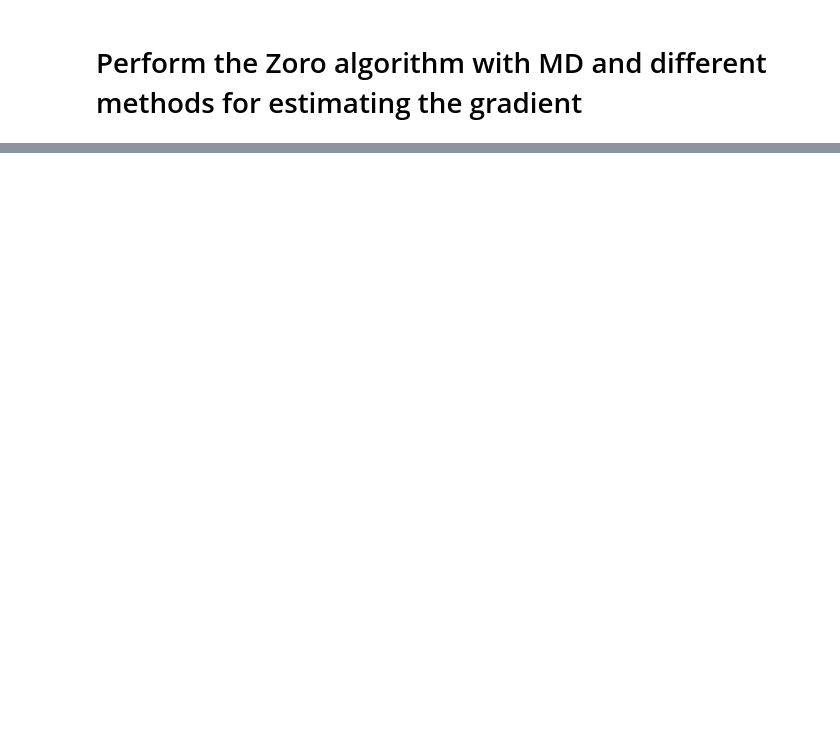
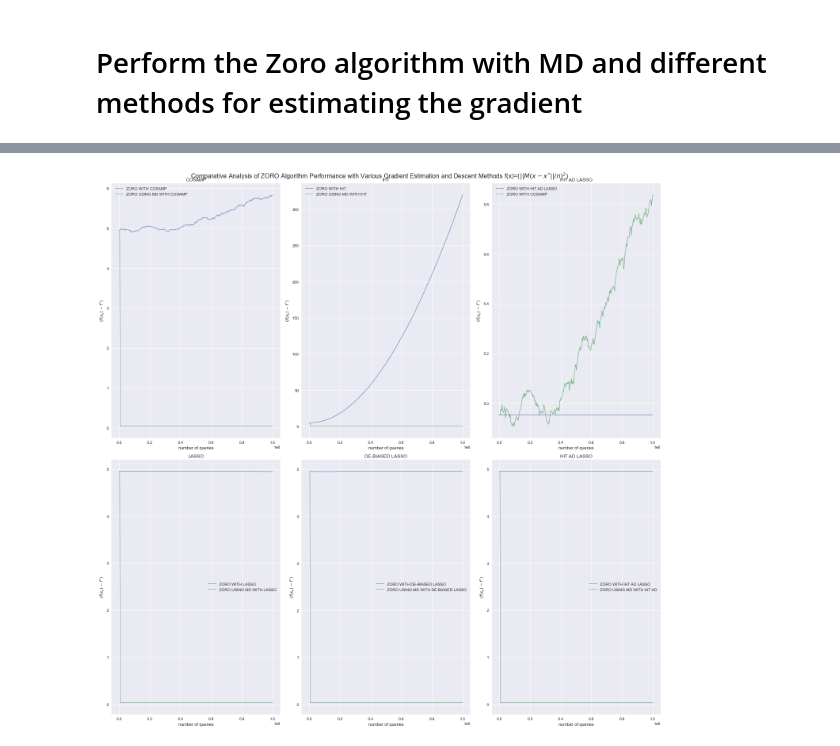
Before and after one commit to ilyeshammouda/Stage_2A_ENSAE, a Jupyter notebook: notebook/ZORO.ipynb, the cells around one changed output, grey strips where cells are left out. Drawn from its saved outputs; the diff is of its cells as text; code cells hidden in the pictures; blank space fills up the shorter version.

```diff
--- a/notebook/ZORO.ipynb
+++ b/notebook/ZORO.ipynb
@@ -109,48 +292,70 @@ performance_log_ZORO_DLasso_MD,cost_DLasso_MD=opt_DLasso_MD.Zoro_MD()
+# %%
+# Transforming the lists to arrays
+performance_log_ZORO_Co_MD = np.array(performance_log_ZORO_Co_MD)
+performance_log_ZORO_Co=np.array(performance_log_ZORO_Co)
+performance_log_ZORO_IHT = np.array(performance_log_ZORO_IHT)
+performance_log_ZORO_IHT_MD = np.array(performance_log_ZORO_IHT_MD)
+performance_log_ZORO_Lasso=np.array(performance_log_ZORO_Lasso)
+performance_log_ZORO_Lasso_MD=np.array(performance_log_ZORO_Lasso_MD)
+performance_log_ZORO_DLasso=np.array(performance_log_ZORO_DLasso)
+performance_log_ZORO_DLasso_MD=np.array(performance_log_ZORO_DLasso_MD)
+performance_log_ZORO_IHT_ad=np.array(performance_log_ZORO_IHT_ad)
+performance_log_ZORO_IHT_ad_MD=np.array(performance_log_ZORO_IHT_ad_MD)
 # %%
-fig, axs = plt.subplots(2, 3, figsize=(30, 30))
-ax1= axs(1,1)
-ax1.plot(performance_log_ZORO_Co_MD[:, 0], (performance_log_ZORO_Co_MD[:, 1]), linewidth=1, label='ZORO WITH COSAMP')
+import matplotlib.pyplot as plt
+
+fig, axs = plt.subplots(2, 3, figsize=(20, 20))
+
+ax1 = axs[0, 0]
+ax1.plot(np.array(performance_log_ZORO_Co[:,0]), np.array((performance_log_ZORO_Co[:,1])), linewidth=1, label='ZORO WITH COSAMP')
 ax1.plot(performance_log_ZORO_Co_MD[:, 0], (performance_log_ZORO_Co_MD[:, 1]), linewidth=1, label='ZORO USING MD WITH COSAMP')
 ax1.set_xlabel('number of queries')
 ax1.set_ylabel('$(f(x_{k})-f^{*})$')
 ax1.set_title('COSAMP')
 ax1.legend()
 
-ax2=axs(1,2)
+ax2 = axs[0, 1]
 ax2.plot(performance_log_ZORO_IHT[:, 0], (performance_log_ZORO_IHT[:, 1]), linewidth=1, label='ZORO WITH IHT')
 ax2.plot(performance_log_ZORO_IHT_MD[:, 0], (performance_log_ZORO_IHT_MD[:, 1]), linewidth=1, label='ZORO USING MD WITH IHT')
 ax2.set_xlabel('number of queries')
 ax2.set_ylabel('$(f(x_{k})-f^{*})$')
 ax2.set_title('IHT')
 ax2.legend()
 
-ax3=axs(2,1)
+ax3 = axs[1, 0]
 ax3.plot(performance_log_ZORO_Lasso[:, 0], (performance_log_ZORO_Lasso[:, 1]), linewidth=1, label='ZORO WITH LASSO')
 ax3.plot(performance_log_ZORO_Lasso_MD[:, 0], (performance_log_ZORO_Lasso_MD[:, 1]), linewidth=1, label='ZORO USING MD WITH LASSO')
 ax3.set_xlabel('number of queries')
 ax3.set_ylabel('$(f(x_{k})-f^{*})$')
 ax3.set_title('LASSO')
 ax3.legend()
 
-ax4=axs(2,2)
+ax4 = axs[1, 1]
 ax4.plot(performance_log_ZORO_DLasso[:, 0], (performance_log_ZORO_DLasso[:, 1]), linewidth=1, label='ZORO WITH DE-BIASED LASSO')
 ax4.plot(performance_log_ZORO_DLasso_MD[:, 0], (performance_log_ZORO_DLasso_MD[:, 1]), linewidth=1, label='ZORO USING MD WITH DE-BIASED LASSO')
 ax4.set_xlabel('number of queries')
 ax4.set_ylabel('$(f(x_{k})-f^{*})$')
 ax4.set_title('DE-BIASED LASSO')
 ax4.legend()
 
-ax4=axs(2,2)
-ax4.plot(performance_log_ZORO_IHT_ad[:, 0], (performance_log_ZORO_IHT_ad[:, 1]), linewidth=1, label='ZORO WITH IHT AD LASSO')
-ax4.plot(performance_log_ZORO_IHT_ad_MD[:, 0], (performance_log_ZORO_IHT_ad_MD[:, 1]), linewidth=1, label='ZORO USING MD WITH IHT AD')
-ax4.set_xlabel('number of queries')
-ax4.set_ylabel('$(f(x_{k})-f^{*})$')
-ax4.set_title('DE-BIASED LASSO')
-ax4.legend()
+ax5 = axs[1, 2]
+ax5.plot(performance_log_ZORO_IHT_ad[:, 0], (performance_log_ZORO_IHT_ad[:, 1]), linewidth=1, label='ZORO WITH IHT AD LASSO')
+ax5.plot(performance_log_ZORO_IHT_ad_MD[:, 0], (performance_log_ZORO_IHT_ad_MD[:, 1]), linewidth=1, label='ZORO USING MD WITH IHT AD')
+ax5.set_xlabel('number of queries')
+ax5.set_ylabel('$(f(x_{k})-f^{*})$')
+ax5.set_title('IHT AD LASSO')
+ax5.legend()
 
+ax6 = axs[0, 2]
+ax6.plot(performance_log_ZORO_IHT_ad[:, 0], (performance_log_ZORO_IHT_ad[:, 1]), linewidth=1, label='ZORO WITH IHT AD LASSO')
+ax6.plot(np.array(performance_log_ZORO_Co[:,0]), np.array((performance_log_ZORO_Co[:,1])), linewidth=1, label='ZORO WITH COSAMP')
+ax6.set_xlabel('number of queries')
+ax6.set_ylabel('$(f(x_{k})-f^{*})$')
+ax6.set_title('IHT AD LASSO')
+ax6.legend()
 
-
-
-plt.suptitle("Comparative Analysis of ZORO Algorithm Performance with Various Gradient Estimation and Descent Methods ", fontsize=16)
+plt.suptitle("Comparative Analysis of ZORO Algorithm Performance with Various Gradient Estimation and Descent Methods f(x)=$(||M(x-x^{*}||/n)^{2}$)", fontsize=16)
 plt.tight_layout()
 plt.show()
+# %% [output]
+[figure, added]
```
Also changed, not shown: parts of 11 cells of this notebook, 2 other files.
